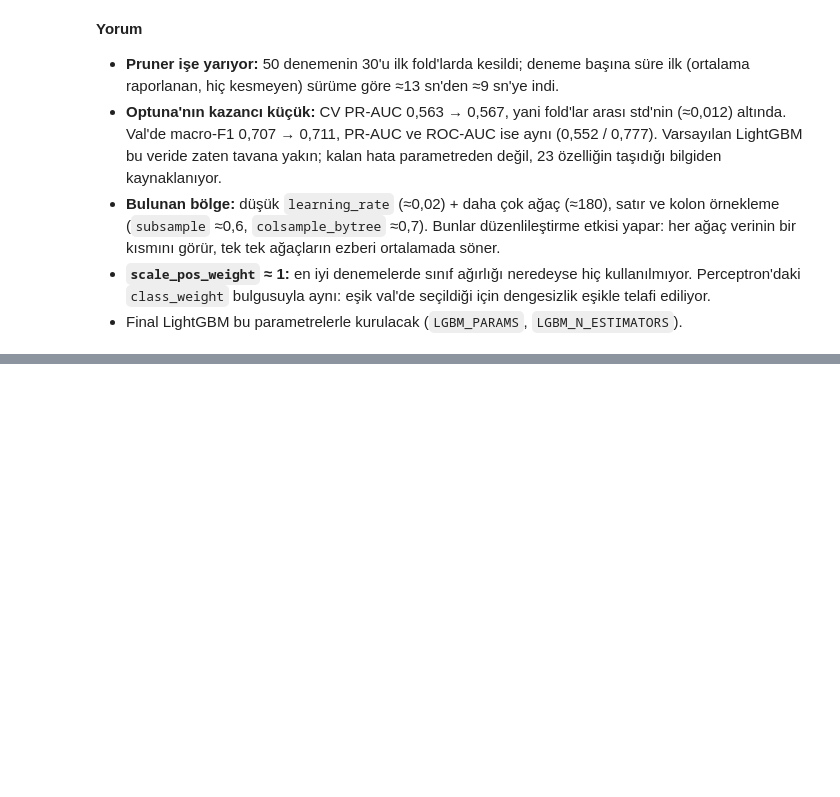
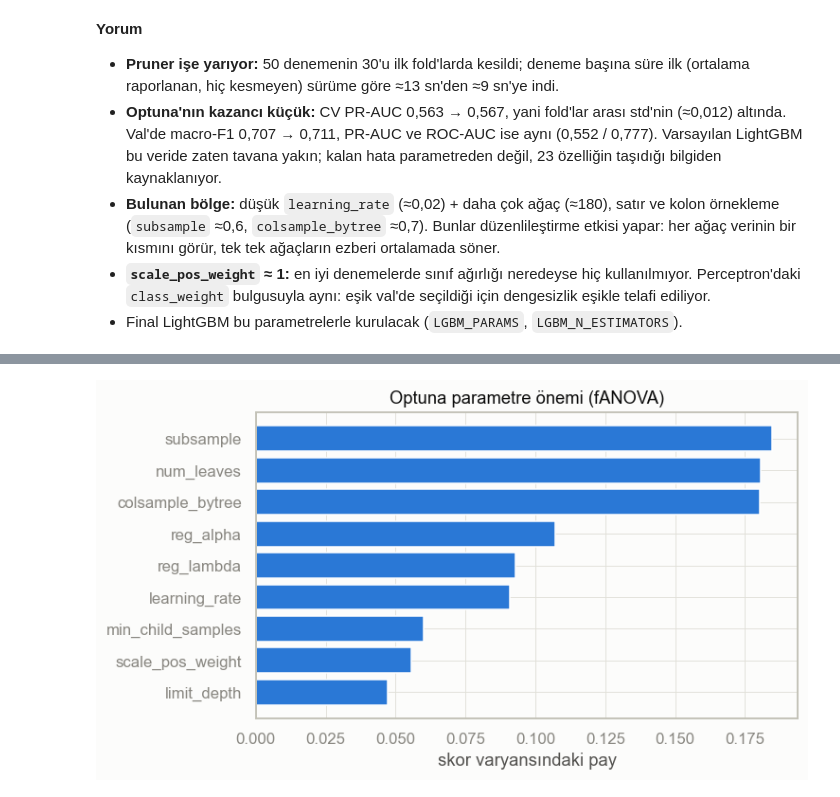
Before and after one commit to KamuranBey00/DataScienceProject, a Jupyter notebook: notebooks/03_perceptron_lgbm.ipynb, the cells around one changed output, grey strips where cells are left out. Drawn from its saved outputs; the diff is of its cells as text; code cells hidden in the pictures; blank space fills up the shorter version.

```diff
--- a/notebooks/03_perceptron_lgbm.ipynb
+++ b/notebooks/03_perceptron_lgbm.ipynb
@@ -681,0 +715,14 @@ Varsayılan:           CV PR-AUC = 0.5629 ± 0.0114
+# %%
+param_importance = pd.Series(
+    optuna.importance.get_param_importances(
+        study, evaluator=optuna.importance.FanovaImportanceEvaluator(seed=SEED)
+    )
+).sort_values()
+fig, ax = plt.subplots(figsize=(7, 4))
+ax.barh(param_importance.index, param_importance.values, color=SERIES[0])
+ax.set(title="Optuna parametre önemi (fANOVA)", xlabel="skor varyansındaki pay")
+fig.tight_layout()
+save_fig(fig, "extra_optuna_importance")
+plt.show()
+# %% [output]
+[figure, added]
```
Also changed, not shown: parts of 9 cells of this notebook, 4 other files.
